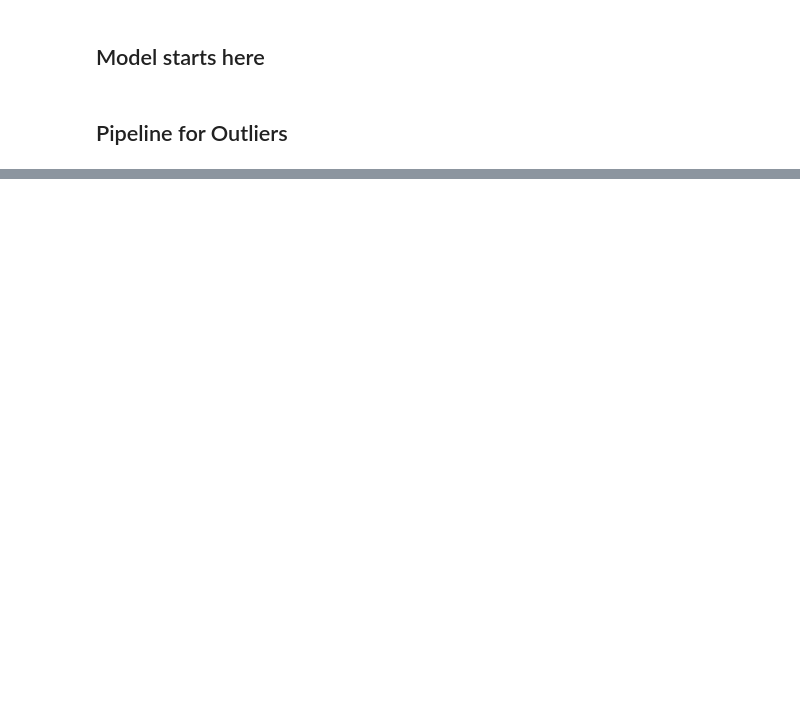
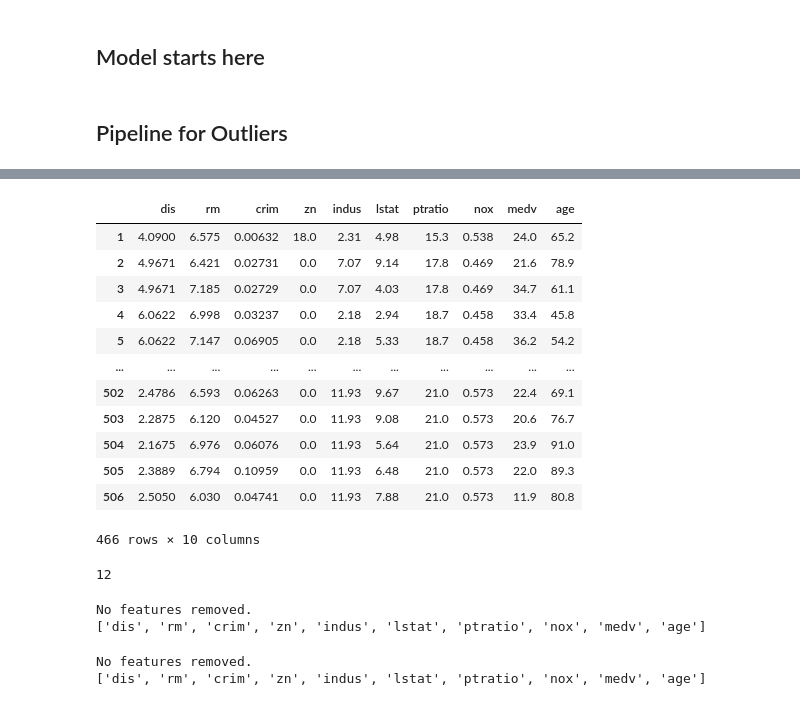
Before and after one commit to nikhil9066/API-model, a Jupyter notebook: model/boston_2.ipynb, the cells around one changed output, grey strips where cells are left out. Saved outputs shown, nothing was run; the diff lists cells and outputs as text; code cells hidden in the pictures; blank space fills up the shorter version.

Commit message:
added threshold and few eda

```diff
--- a/model/boston_2.ipynb
+++ b/model/boston_2.ipynb
@@ -135,0 +250,31 @@ ipp.Comp_plot_boxplots(df, df_outlier_cleaned, predictor_variable)
+# %%
+# Assuming 'df_outlier_cleaned' is your DataFrame and 'corr_mat' is the correlation matrix
+corr_mat = df_outlier_cleaned.corr()
+
+# Define thresholds
+lower_threshold = 0.3
+upper_threshold = 0.9
+
+# Step 1: Remove features with correlation below the threshold
+# Select columns where the correlation with other columns is greater than lower_threshold
+mask = (corr_mat.abs() >= lower_threshold) & (corr_mat.abs() < upper_threshold)
+
+# Get columns with high correlation above the lower threshold but below the upper threshold
+cols_to_keep = set()
+
+for col1 in corr_mat.columns:
+    for col2 in corr_mat.columns:
+        if col1 != col2 and mask[col1][col2]:
+            cols_to_keep.add(col1)
+            cols_to_keep.add(col2)
+
+# Step 2: Remove features with correlation above the upper threshold (e.g., 0.9)
+cols_to_remove = set()
+
+for col1 in corr_mat.columns:
+    for col2 in corr_mat.columns:
+        if col1 != col2 and abs(corr_mat[col1][col2]) > upper_threshold:
+            cols_to_remove.add(col2)
+
+# Final selected columns: features that pass the lower threshold but are not above the upper threshold
+final_cols = list(cols_to_keep - cols_to_remove)
@@ -135,0 +289,2 @@ ipp.Comp_plot_boxplots(df, df_outlier_cleaned, predictor_variable)
+# %%
+df_filtered = df_outlier_cleaned[final_cols]
@@ -135,0 +307,16 @@ ipp.Comp_plot_boxplots(df, df_outlier_cleaned, predictor_variable)
+# %%
+df_filtered
+# %% [output]
+|  | dis | rm | crim | zn | indus | lstat | ptratio | nox | medv | age |
+| 1 | 4.0900 | 6.575 | 0.00632 | 18.0 | 2.31 | 4.98 | 15.3 | 0.538 | 24.0 | 65.2 |
+| 2 | 4.9671 | 6.421 | 0.02731 | 0.0 | 7.07 | 9.14 | 17.8 | 0.469 | 21.6 | 78.9 |
+| 3 | 4.9671 | 7.185 | 0.02729 | 0.0 | 7.07 | 4.03 | 17.8 | 0.469 | 34.7 | 61.1 |
+| 4 | 6.0622 | 6.998 | 0.03237 | 0.0 | 2.18 | 2.94 | 18.7 | 0.458 | 33.4 | 45.8 |
+| 5 | 6.0622 | 7.147 | 0.06905 | 0.0 | 2.18 | 5.33 | 18.7 | 0.458 | 36.2 | 54.2 |
+| ... | ... | ... | ... | ... | ... | ... | ... | ... | ... | ... |
+| 502 | 2.4786 | 6.593 | 0.06263 | 0.0 | 11.93 | 9.67 | 21.0 | 0.573 | 22.4 | 69.1 |
+| 503 | 2.2875 | 6.120 | 0.04527 | 0.0 | 11.93 | 9.08 | 21.0 | 0.573 | 20.6 | 76.7 |
+| 504 | 2.1675 | 6.976 | 0.06076 | 0.0 | 11.93 | 5.64 | 21.0 | 0.573 | 23.9 | 91.0 |
+| 505 | 2.3889 | 6.794 | 0.10959 | 0.0 | 11.93 | 6.48 | 21.0 | 0.573 | 22.0 | 89.3 |
+| 506 | 2.5050 | 6.030 | 0.04741 | 0.0 | 11.93 | 7.88 | 21.0 | 0.573 | 11.9 | 80.8 |
+466 rows × 10 columns
@@ -135,0 +438,14 @@ ipp.Comp_plot_boxplots(df, df_outlier_cleaned, predictor_variable)
+# %%
+print(len(df.columns)-1)
+# %% [output]
+12
+# %%
+df_updated_3 = correlation_feature_selection(df_outlier_cleaned, 0.3, predictor_variable)
+# %% [output]
+No features removed.
+['dis', 'rm', 'crim', 'zn', 'indus', 'lstat', 'ptratio', 'nox', 'medv', 'age']
+# %%
+df_updated_5 = correlation_feature_selection(df_outlier_cleaned, 0.5, predictor_variable)
+# %% [output]
+No features removed.
+['dis', 'rm', 'crim', 'zn', 'indus', 'lstat', 'ptratio', 'nox', 'medv', 'age']
```
Also changed, not shown: parts of 34 cells of this notebook, 5 other files.
